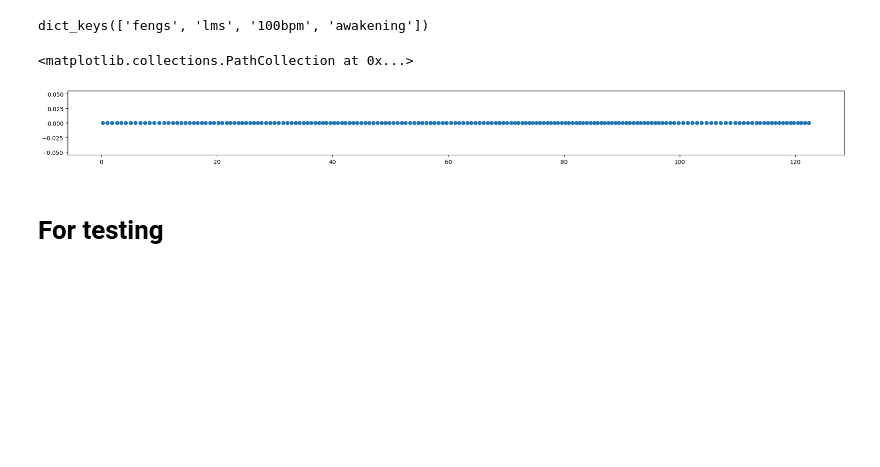
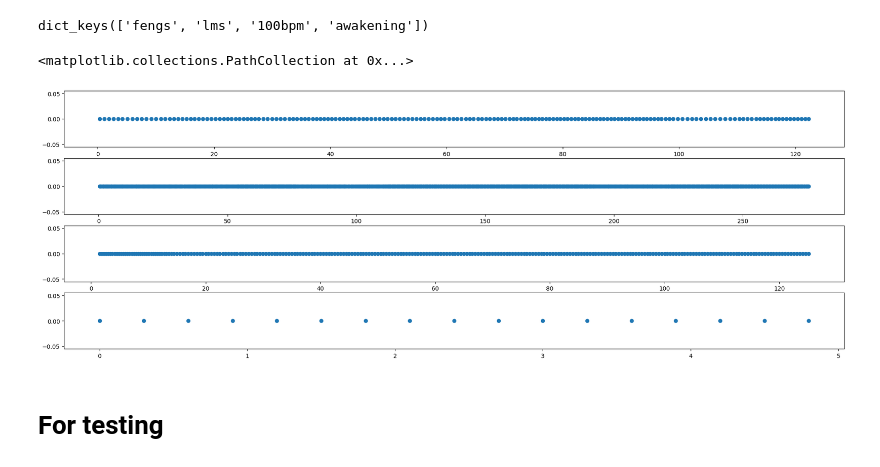
Before and after one commit to chenhi/groove_gang, a Jupyter notebook: beatnet/extract.ipynb, the cells around one changed output. Drawn from its saved outputs; the diff is of its cells as text; code cells hidden in the pictures; blank space fills up the shorter version.

```diff
--- a/beatnet/extract.ipynb
+++ b/beatnet/extract.ipynb
@@ -39,12 +43,15 @@ dict_keys(['fengs', 'lms', '100bpm', 'awakening'])
 # %%
 import matplotlib.pyplot as plt
 import numpy as np
 
-plt.figure(figsize=(24,2))
-plt.scatter(data['awakening'][:,0], np.zeros(data['awakening'].shape[0]), marker='o')
+_, ax = plt.subplots(figsize=(24,8), nrows=4, ncols=1)
+ax[0].scatter(data['awakening'][:,0], np.zeros(data['awakening'].shape[0]), marker='o')
+ax[1].scatter(data['fengs'][:,0], np.zeros(data['fengs'].shape[0]), marker='o')
+ax[2].scatter(data['lms'][:,0], np.zeros(data['lms'].shape[0]), marker='o')
+ax[3].scatter(data['100bpm'][:,0], np.zeros(data['100bpm'].shape[0]), marker='o')
 # %% [output]
 <matplotlib.collections.PathCollection at 0x...>
-[figure, old version]
+[figure, new version]
 # %% [markdown]
 # For testing
 # %%
```
Also changed, not shown: parts of 1 cell of this notebook, 3 other files.
